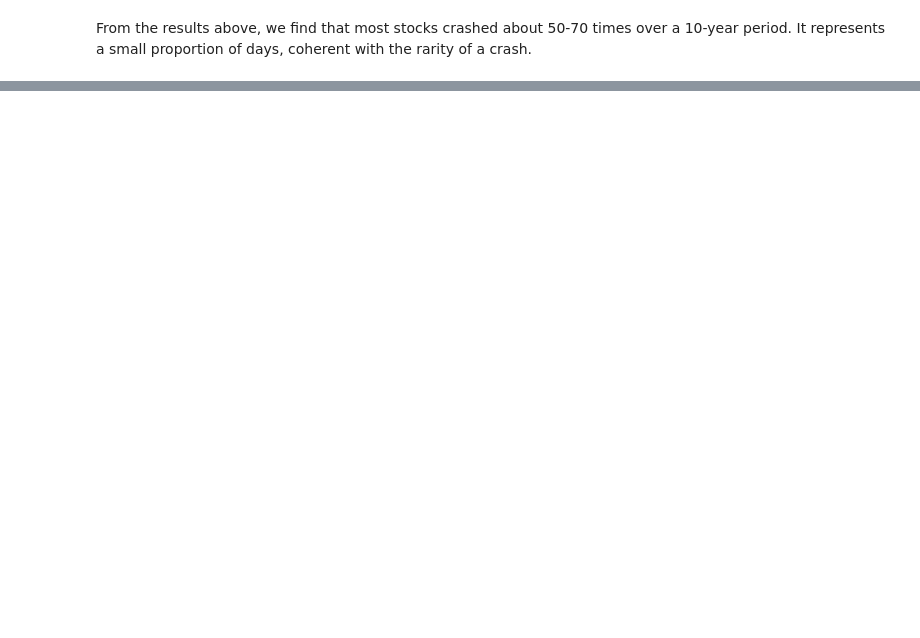
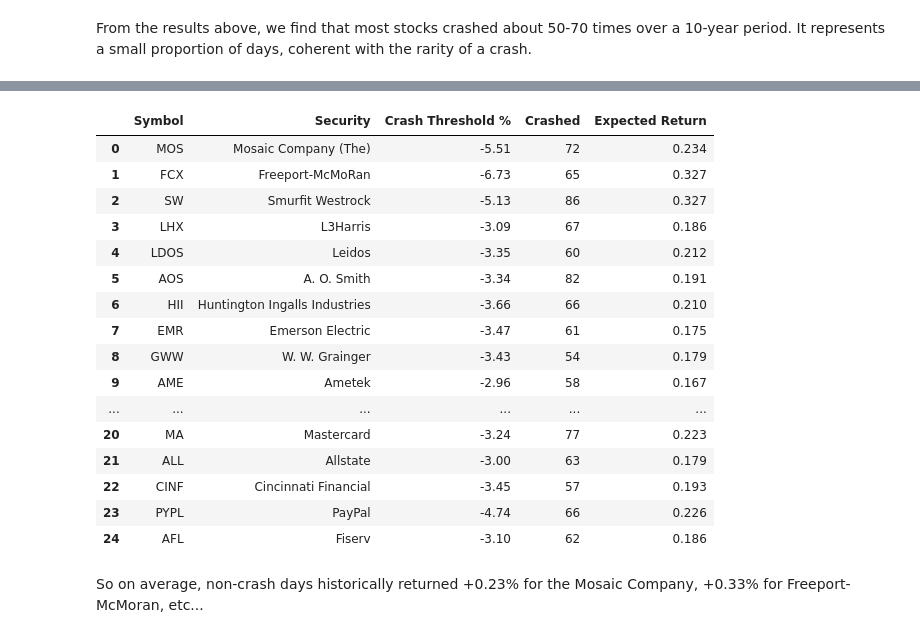
Before and after one commit to yannzg/sp500-rebounds, a Jupyter notebook: analysis.ipynb, the cells around one changed output, grey strips where cells are left out. Drawn from its saved outputs; the diff is of its cells as text; code cells hidden in the pictures; blank space fills up the shorter version.

Commit message:
adding expected return computation

```diff
--- a/analysis.ipynb
+++ b/analysis.ipynb
@@ -444,0 +464,37 @@ From the results above, we find that most stocks crashed about 50-70 times over
+# %%
+stocks_info["Expected Return"] = 0.0
+
+for symbol in symbols:
+
+    returns = stocks["Close"][symbol].pct_change()
+
+    threshold = stocks_info[stocks_info["Symbol"] == symbol]["Crash Threshold"].values[0]
+
+    # Filter non-crash days
+    non_crash_returns = returns[returns > threshold]
+
+    expected_return = non_crash_returns.mean() * 100
+
+    stocks_info.loc[stocks_info["Symbol"] == symbol, "Expected Return"] = expected_return.round(3)
+
+stocks_info[["Symbol", "Security", "Crash Threshold %", "Crashed", "Expected Return"]].head(25)
+# %% [output]
+|  | Symbol | Security | Crash Threshold % | Crashed | Expected Return |
+| 0 | MOS | Mosaic Company (The) | -5.51 | 72 | 0.234 |
+| 1 | FCX | Freeport-McMoRan | -6.73 | 65 | 0.327 |
+| 2 | SW | Smurfit Westrock | -5.13 | 86 | 0.327 |
+| 3 | LHX | L3Harris | -3.09 | 67 | 0.186 |
+| 4 | LDOS | Leidos | -3.35 | 60 | 0.212 |
+| 5 | AOS | A. O. Smith | -3.34 | 82 | 0.191 |
+| 6 | HII | Huntington Ingalls Industries | -3.66 | 66 | 0.210 |
+| 7 | EMR | Emerson Electric | -3.47 | 61 | 0.175 |
+| 8 | GWW | W. W. Grainger | -3.43 | 54 | 0.179 |
+| 9 | AME | Ametek | -2.96 | 58 | 0.167 |
+| ... | ... | ... | ... | ... | ... |
+| 20 | MA | Mastercard | -3.24 | 77 | 0.223 |
+| 21 | ALL | Allstate | -3.00 | 63 | 0.179 |
+| 22 | CINF | Cincinnati Financial | -3.45 | 57 | 0.193 |
+| 23 | PYPL | PayPal | -4.74 | 66 | 0.226 |
+| 24 | AFL | Fiserv | -3.10 | 62 | 0.186 |
+# %% [markdown]
+So on average, non-crash days historically returned +0.23% for the Mosaic Company, +0.33% for Freeport-McMoran, etc...
```
Also changed, not shown: parts of 12 cells of this notebook.
